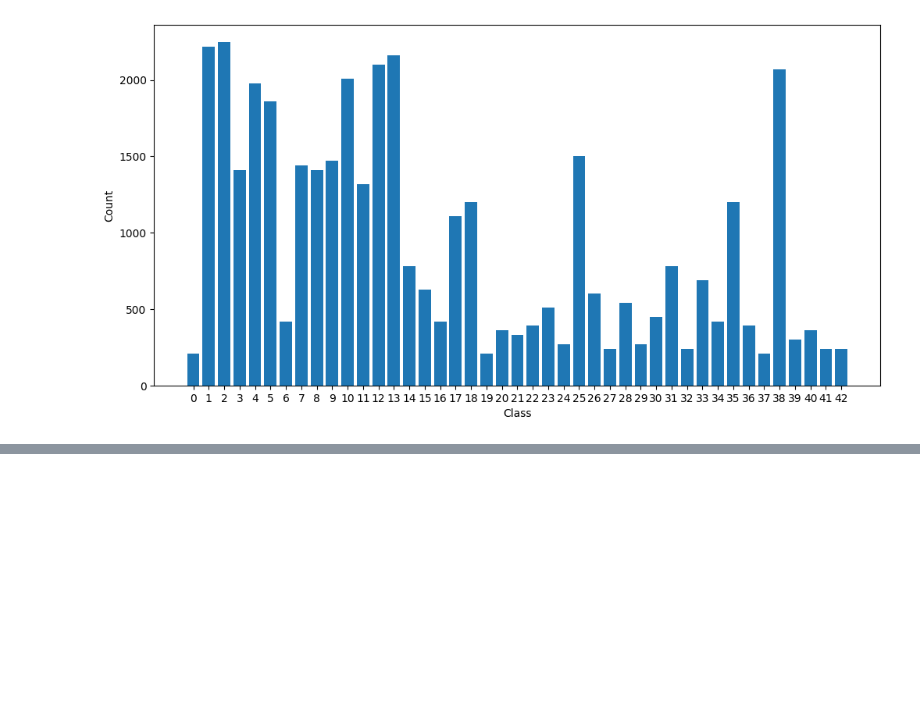
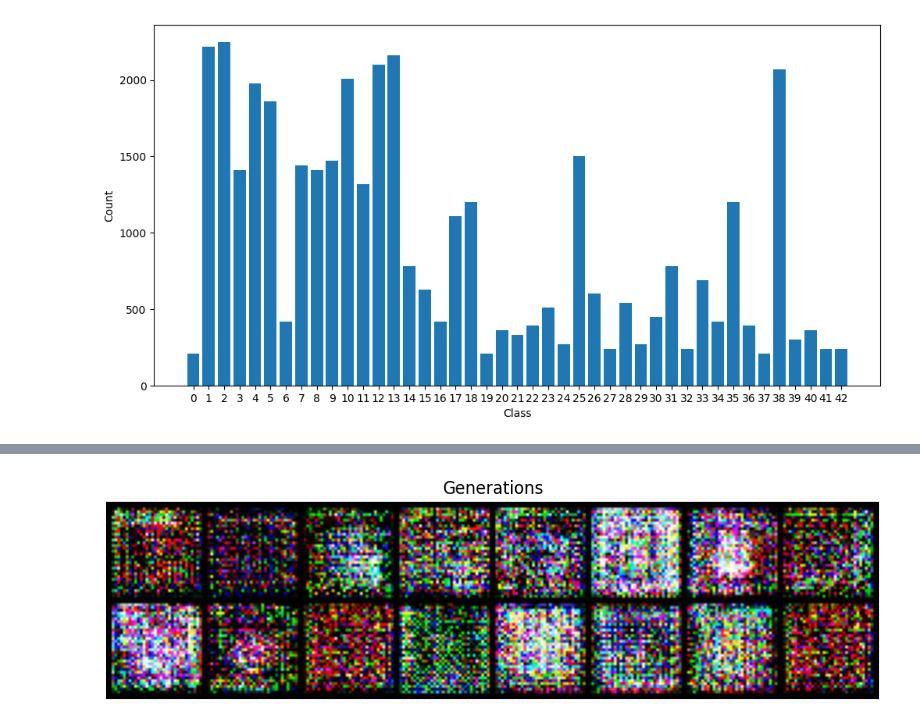
Before and after one commit to ksiemionek/neural-networks-projects, a Jupyter notebook: project-4/project.ipynb, the cells around one changed output, grey strips where cells are left out. Saved outputs shown, nothing was run; the diff lists cells and outputs as text; code cells hidden in the pictures; blank space fills up the shorter version.

Commit message:
remove GAN conditions, add train loop

```diff
--- a/project-4/project.ipynb
+++ b/project-4/project.ipynb
@@ -25,10 +24,8 @@ else:
 # %%
 transform = transforms.Compose([transforms.ToTensor()])
 
-dataset = torchvision.datasets.ImageFolder("trafic_32", transform=transform)
-dataloader = torch.utils.data.DataLoader(
-    dataset, batch_size=64, shuffle=True, num_workers=4
-)
+dataset = datasets.ImageFolder("trafic_32", transform=transform)
+dataloader = data.DataLoader(dataset, batch_size=64, shuffle=True)
 # %% [markdown]
 ## Rozkład próbek w klasach
 # %%
@@ -142,3 +125,89 @@ discriminator_scheduler = optim.lr_scheduler.ExponentialLR(
 )
 
 criterion = nn.BCELoss()
+# %%
+fixed_noise = torch.randn(16, latent_dim, 1, 1, device=device)
+# %%
+G_losses = []
+D_losses = []
+num_epochs = 100
+for epoch in range(num_epochs):
+    sum_d_fake_acc = torch.tensor(0.0, device=device)
+    sum_d_real_acc = torch.tensor(0.0, device=device)
+    sum_g_loss = torch.tensor(0.0, device=device)
+    sum_d_loss = torch.tensor(0.0, device=device)
+
+    num_batches = 0
+
+    for i, data in enumerate(dataloader, 0):
+        num_batches += 1
+        ########################
+        # (1) Update D network #
+        ########################
+
+        ## Train with all-real batch
+        discriminator_optimizer.zero_grad()
+
+        real_images = data[0].to(device)
+        b_size = real_images.size(0)
+        label = torch.ones((b_size,), dtype=torch.float, device=device)
+
+        output = discriminator(real_images).view(-1)
+        error_discriminator_real = criterion(output, label)
+        sum_d_real_acc += output.mean().detach()
+
+        ## Train with all-fake batch
+        noise = torch.randn(b_size, latent_dim, 1, 1, device=device)
+
+        fake_images = generator(noise)
+        label_fake = torch.zeros((b_size,), dtype=torch.float, device=device)
+
+        output = discriminator(fake_images.detach()).view(-1)
+        error_discriminator_fake = criterion(output, label_fake)
+        sum_d_fake_acc += output.mean().detach()
+
+        error_discriminator = error_discriminator_real + error_discriminator_fake
+        sum_d_loss += error_discriminator.detach()
+
+        error_discriminator.backward()
+
+        discriminator_optimizer.step()
+
+        ########################
+        # (2) Update G network #
+        ########################
+        generator_optimizer.zero_grad()
+        label = torch.ones((b_size,), dtype=torch.float, device=device)
+
+        output = discriminator(fake_images).view(-1)
+        error_generator = criterion(output, label)
+        error_generator.backward()
+
+        generator_optimizer.step()
+
+        sum_g_loss += error_generator.detach()
+
+    avg_d_fake_acc = (sum_d_fake_acc / num_batches).item()
+    avg_d_real_acc = (sum_d_real_acc / num_batches).item()
+    avg_g_loss = (sum_g_loss / num_batches).item()
+    avg_d_loss = (sum_d_loss / num_batches).item()
+
+    G_losses.append(avg_g_loss)
+    D_losses.append(avg_d_loss)
+
+    print(
+        f"Epoch: {epoch}, discriminator fake error: {avg_d_fake_acc:.3f}, discriminator real acc: {avg_d_real_acc:.3f}"
+    )
+    generator_scheduler.step()
+    discriminator_scheduler.step()
+    if epoch % 10 == 0:
+        with torch.no_grad():
+            fake = generator(fixed_noise).detach().cpu()
+        grid = torchvision.utils.make_grid(fake)
+        grid = grid.permute(1, 2, 0)
+        plt.figure(figsize=(10, 10))
+        plt.title(f"Generations")
+        plt.imshow(grid)
+        plt.axis("off")
+        plt.show()
+# %% [output]
@@ -144,0 +215 @@ criterion = nn.BCELoss()
+[figure, added]
```
Also changed, not shown: parts of 4 cells of this notebook.
